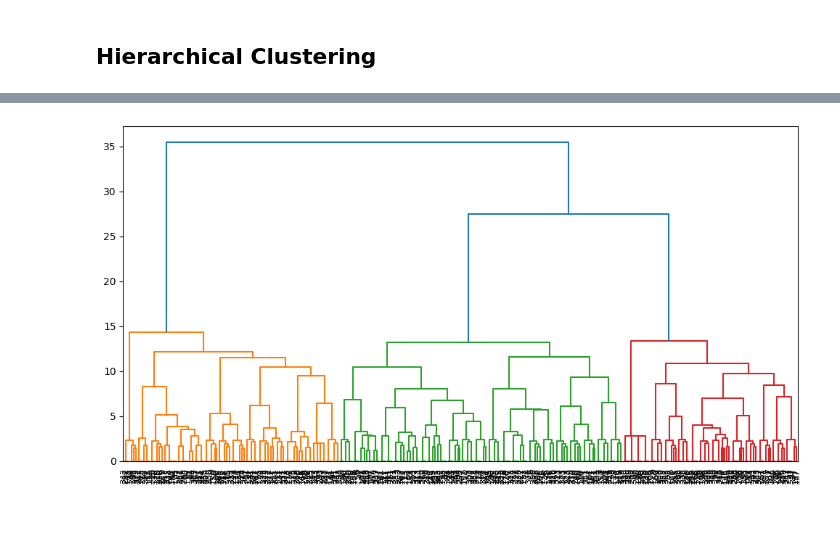
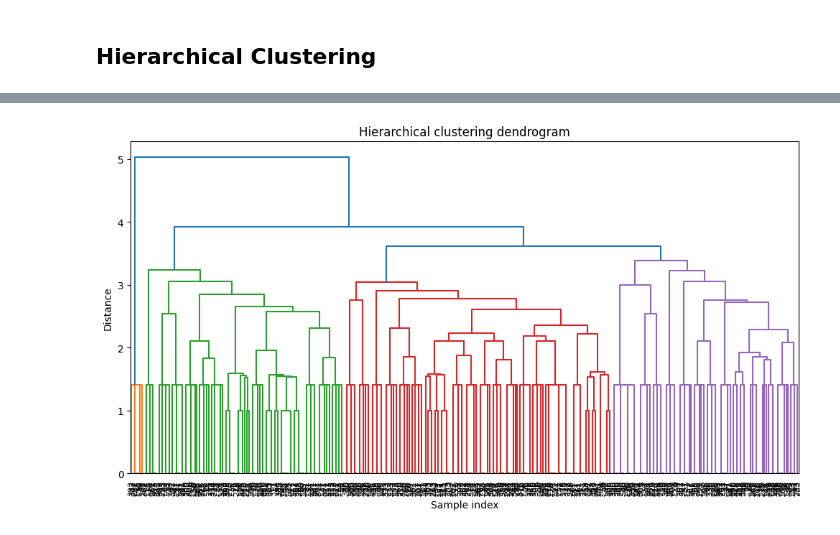
Before and after one commit to esoto15/text-tone-preference-analysis, a Jupyter notebook: main.ipynb, the cells around one changed output, grey strips where cells are left out. Cells and saved outputs as stored; diff of their text form; code cells hidden in the pictures.

Commit message:
hierarchical

```diff
--- a/main.ipynb
+++ b/main.ipynb
@@ -276,15 +278,18 @@ plt.show()
 # %%
 # model
-model = AgglomerativeClustering(n_clusters=3, linkage='average', affinity='euclidean')
+model = AgglomerativeClustering(n_clusters=4, linkage='average', affinity='cosine')
 clusters = model.fit_predict(encoded_data)
 
 # linkage matrix
-linkage_matrix = linkage(encoded_data, method='ward')
+linkage_matrix = linkage(encoded_data, method='average')  # Use 'average' method
 
 # plot dendrogram
 plt.figure(figsize=(12, 6))
+plt.xlabel('Sample index')
+plt.ylabel('Distance')
+plt.title('Hierarchical clustering dendrogram')
 dendrogram(linkage_matrix, leaf_rotation=90., leaf_font_size=8.)
 plt.savefig('Visualizations/dendrogram.png')
 plt.show()
 # %% [output]
-[figure, old version]
+[figure, new version]
```
Also changed, not shown: parts of 4 cells of this notebook, 1 other file.
